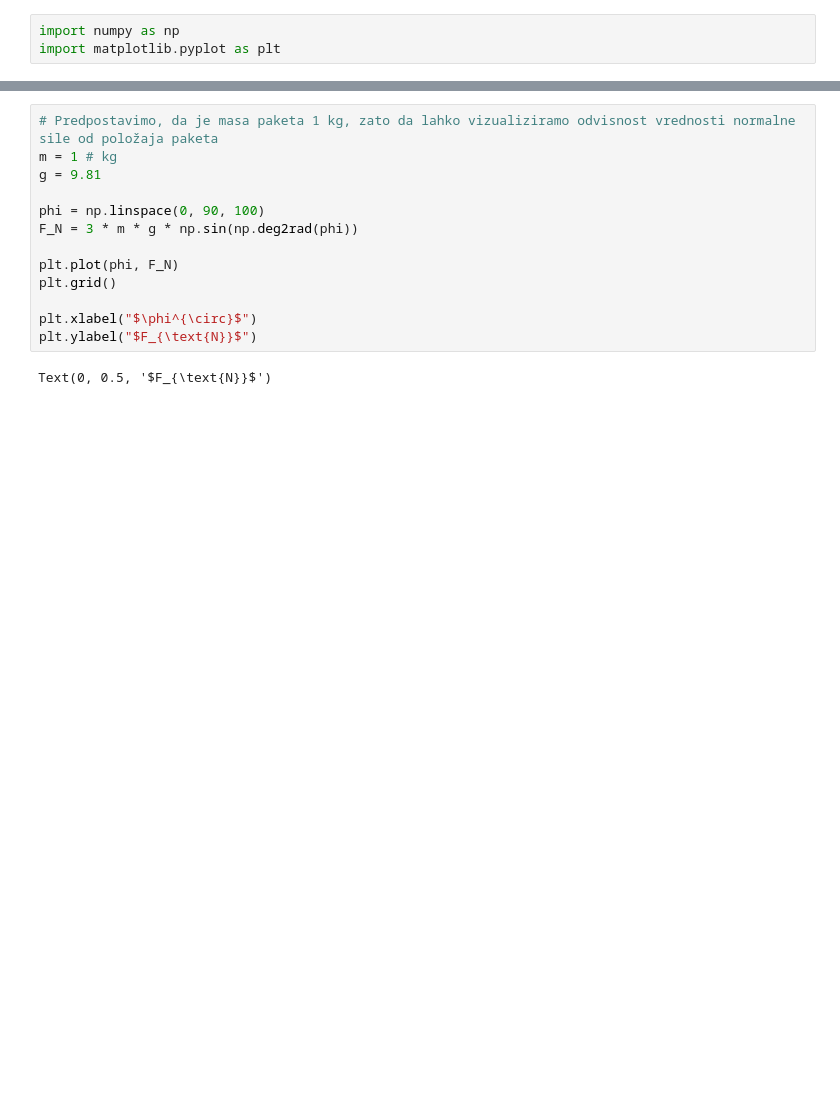
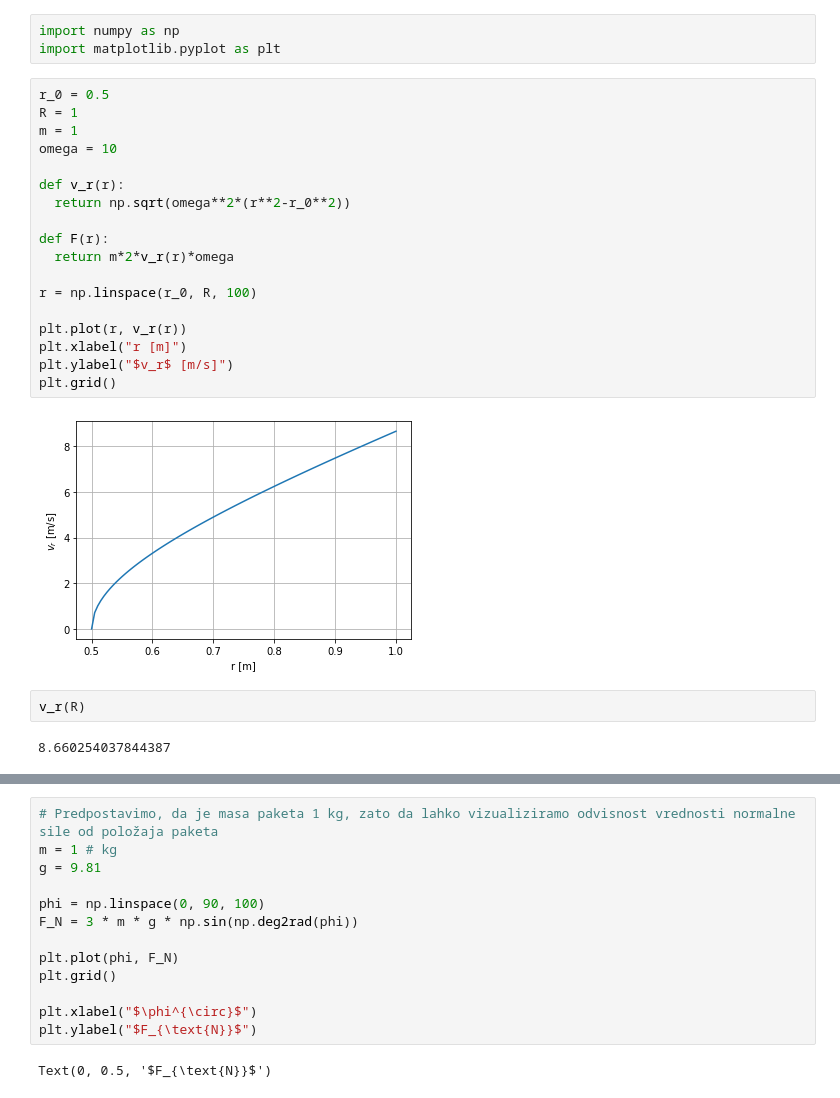
Before and after one commit to mihakodric/Dinamika, a Jupyter notebook: Vaja_4.ipynb, the cells around one changed output, grey strips where cells are left out. Saved outputs shown, nothing was run; the diff lists cells and outputs as text; blank space fills up the shorter version.

```diff
--- a/Vaja_4.ipynb
+++ b/Vaja_4.ipynb
@@ -51,3 +53,27 @@ S točke A spuščamo majhne pakete na gladko krožno površino polmera $R$ do t
 # %%
 import numpy as np
 import matplotlib.pyplot as plt
+# %%
+r_0 = 0.5
+R = 1
+m = 1
+omega = 10
+
+def v_r(r):
+  return np.sqrt(omega**2*(r**2-r_0**2))
+
+def F(r):
+  return m*2*v_r(r)*omega
+
+r = np.linspace(r_0, R, 100)
+
+plt.plot(r, v_r(r))
+plt.xlabel("r [m]")
+plt.ylabel("$v_r$ [m/s]")
+plt.grid()
+# %% [output]
+[figure, added]
+# %%
+v_r(R)
+# %% [output]
+8.660254037844387
```
Also changed, not shown: parts of 7 cells of this notebook.
